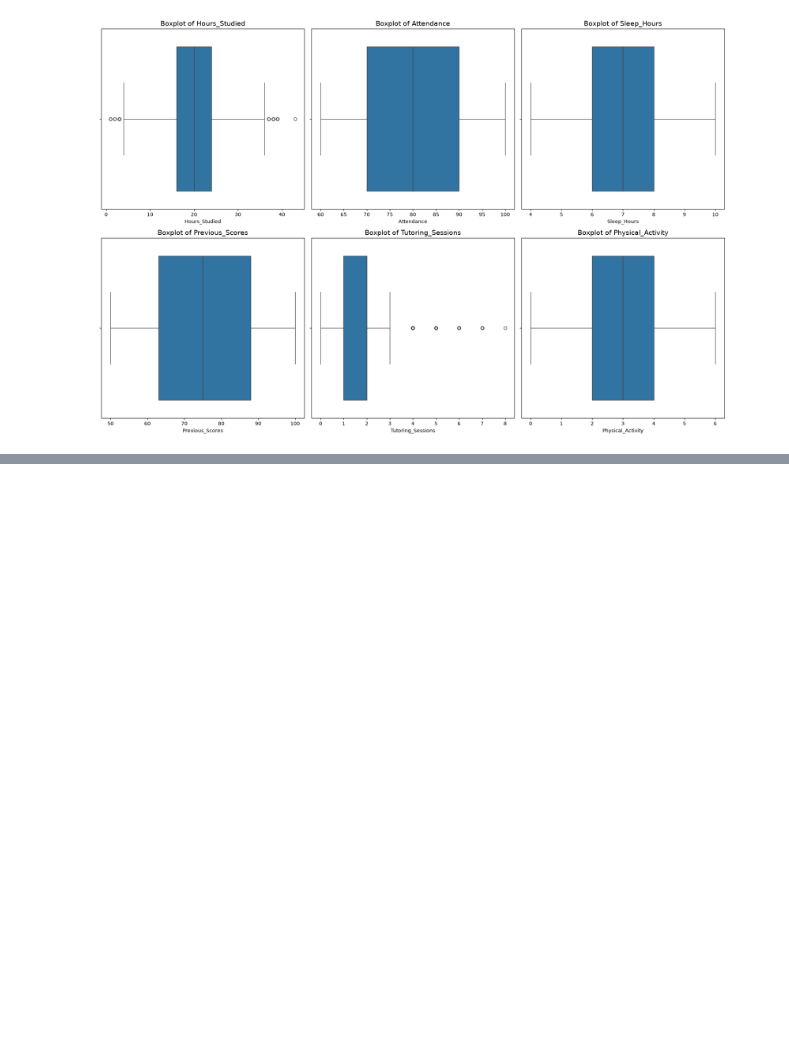
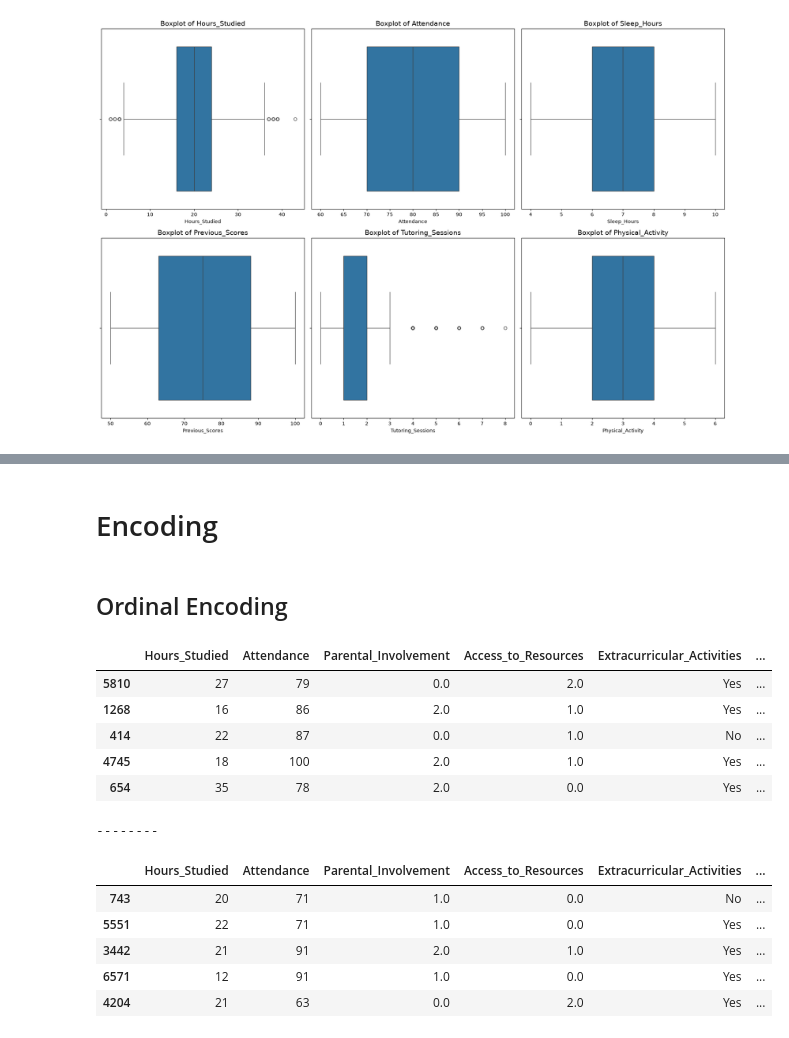
Before and after one commit to GantaLabs/StudentPerformanceFactors, a Jupyter notebook: notebook/Split_Processing.ipynb, the cells around one changed output, grey strips where cells are left out. Cells and saved outputs as stored; diff of their text form; code cells hidden in the pictures; blank space fills up the shorter version.

```diff
--- a/notebook/Split_Processing.ipynb
+++ b/notebook/Split_Processing.ipynb
@@ -144,0 +164,2 @@ plt.show()
+# %% [markdown]
+# Encoding
@@ -144,0 +169,48 @@ plt.show()
+# %% [markdown]
+## Ordinal Encoding
+# %%
+ordinal_cols = [
+    'Parental_Involvement',
+    'Access_to_Resources',
+    'Motivation_Level',
+    'Family_Income',
+    'Teacher_Quality',
+    'Peer_Influence',
+    'Parental_Education_Level',
+    'Distance_from_Home'
+]
+
+ordinal_categories = [
+    ['Low', 'Medium', 'High'],  # Parental_Involvement
+    ['Low', 'Medium', 'High'],  # Access_to_Resources
+    ['Low', 'Medium', 'High'],  # Motivation_Level
+    ['Low', 'Medium', 'High'],  # Family_Income
+    ['Low', 'Medium', 'High'],  # Teacher_Quality
+    ['Negative', 'Neutral', 'Positive'],  # Peer_Influence
+    ['High School', 'College', 'Postgraduate'],  # Parental_Education_Level
+    ['Near', 'Moderate', 'Far']  # Distance_from_Home
+]
+
+encoder = OrdinalEncoder(categories=ordinal_categories)
+
+X_train[ordinal_cols] = encoder.fit_transform(X_train[ordinal_cols])
+
+X_test[ordinal_cols] = encoder.transform(X_test[ordinal_cols])
+# %%
+display(X_train.head())
+print("--------")
+display(X_test.head())
+# %% [output]
+|  | Hours_Studied | Attendance | Parental_Involvement | Access_to_Resources | Extracurricular_Activities | ... |
+| 5810 | 27 | 79 | 0.0 | 2.0 | Yes | ... |
+| 1268 | 16 | 86 | 2.0 | 1.0 | Yes | ... |
+| 414 | 22 | 87 | 0.0 | 1.0 | No | ... |
+| 4745 | 18 | 100 | 2.0 | 1.0 | Yes | ... |
+| 654 | 35 | 78 | 2.0 | 0.0 | Yes | ... |
+--------
+|  | Hours_Studied | Attendance | Parental_Involvement | Access_to_Resources | Extracurricular_Activities | ... |
+| 743 | 20 | 71 | 1.0 | 0.0 | No | ... |
+| 5551 | 22 | 71 | 1.0 | 0.0 | Yes | ... |
+| 3442 | 21 | 91 | 2.0 | 1.0 | Yes | ... |
+| 6571 | 12 | 91 | 1.0 | 0.0 | Yes | ... |
+| 4204 | 21 | 63 | 0.0 | 2.0 | Yes | ... |
```
Also changed, not shown: parts of 5 cells of this notebook.
